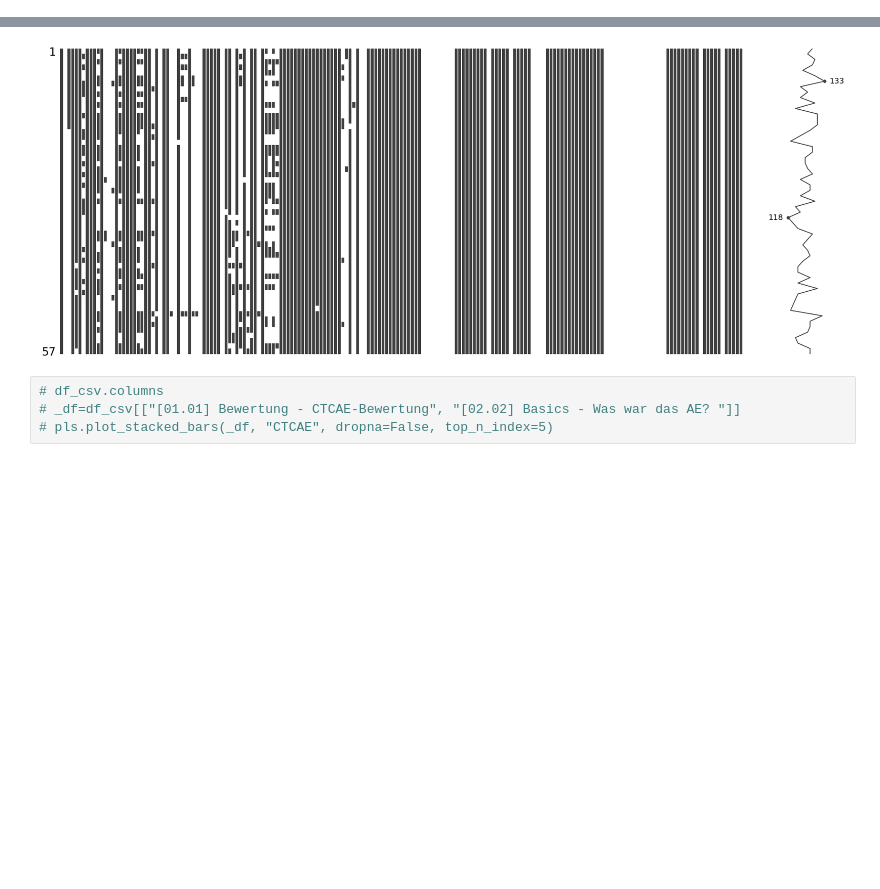
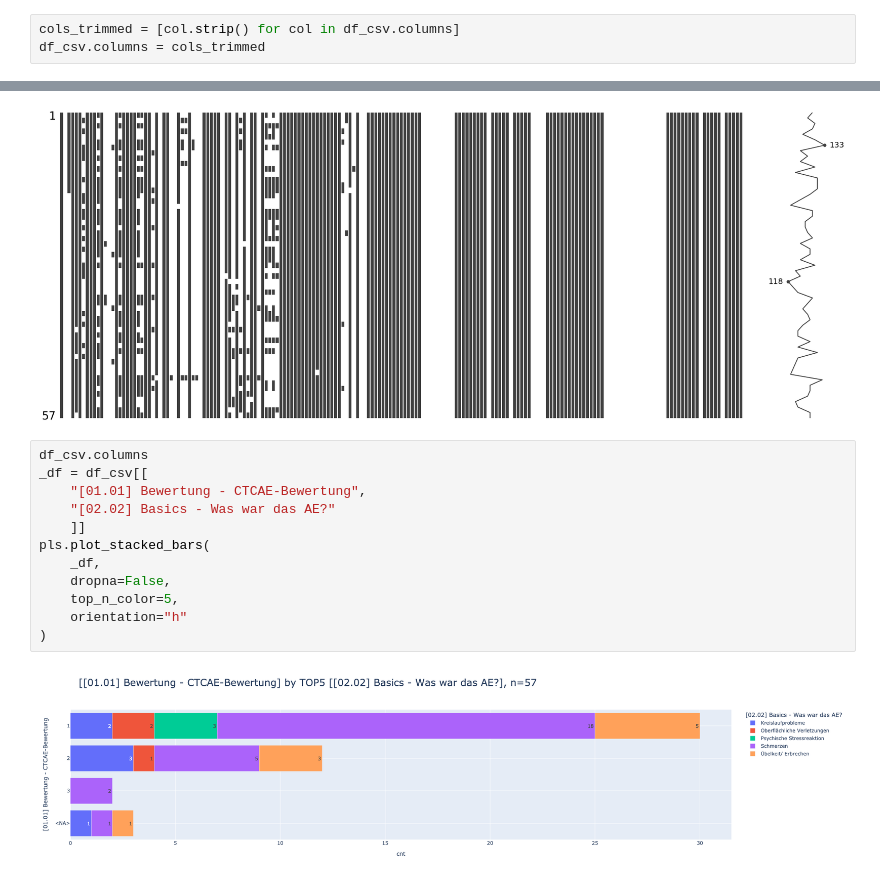
Before and after one commit to smeisegeier/sport-adverse-events, a Jupyter notebook: src/main.ipynb, the cells around one changed output, grey strips where cells are left out. Saved outputs shown, nothing was run; the diff lists cells and outputs as text; blank space fills up the shorter version.

```diff
--- a/src/main.ipynb
+++ b/src/main.ipynb
@@ -136,3 +140,6 @@ Couldn't find program: 'echo'
+# %%
+cols_trimmed = [col.strip() for col in df_csv.columns]
+df_csv.columns = cols_trimmed
 # %% [markdown]
 ### <a id='toc1_4_1_'></a>[set date column](#toc0_)
 # %%
@@ -251,6 +258,16 @@ _=mi.matrix(df_csv)
 # %% [output]
 [figure]
 # %%
-# df_csv.columns
-# _df=df_csv[["[01.01] Bewertung - CTCAE-Bewertung", "[02.02] Basics - Was war das AE? "]]
-# pls.plot_stacked_bars(_df, "CTCAE", dropna=False, top_n_index=5)
+df_csv.columns
+_df = df_csv[[
+    "[01.01] Bewertung - CTCAE-Bewertung",
+    "[02.02] Basics - Was war das AE?"
+    ]]
+pls.plot_stacked_bars(
+    _df,
+    dropna=False,
+    top_n_color=5,
+    orientation="h"
+)
+# %% [output]
+[figure, added]
```
Also changed, not shown: parts of 4 cells of this notebook, 3 other files.
